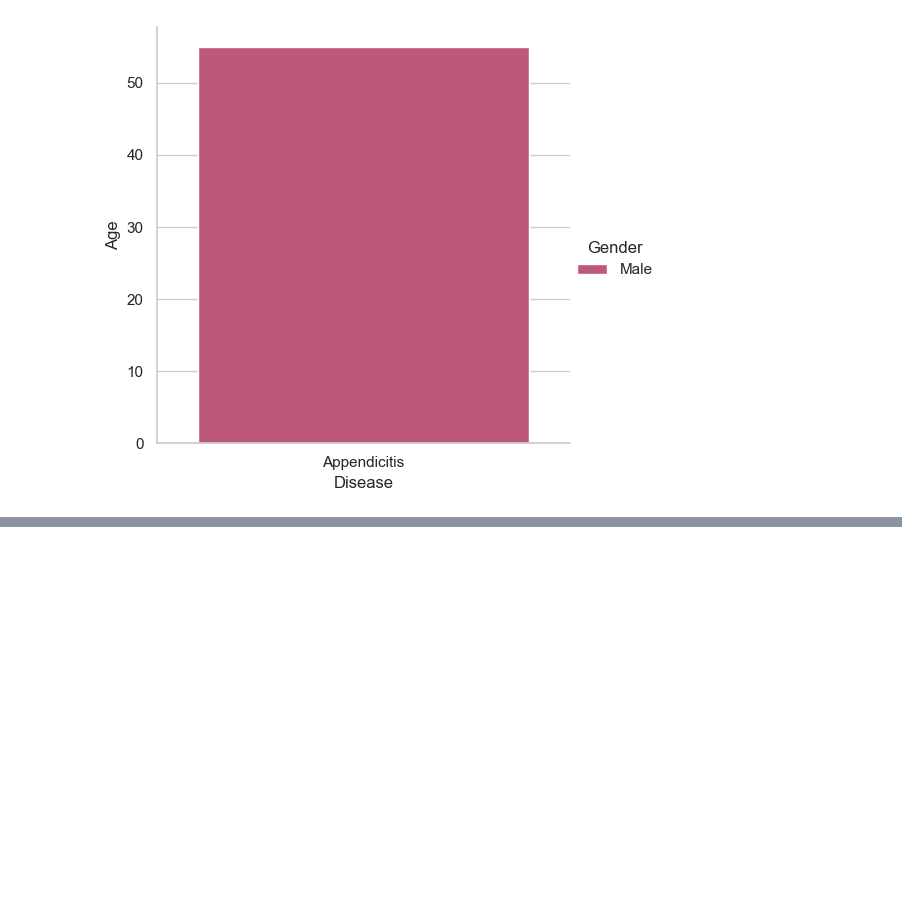
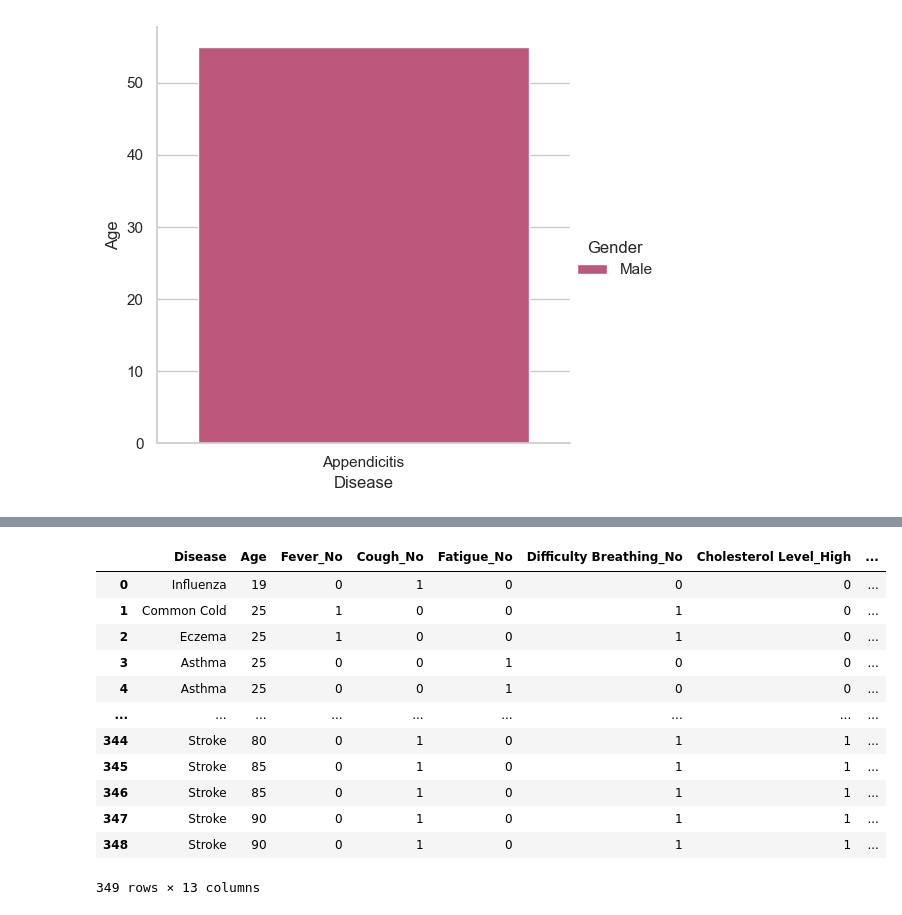
Before and after one commit to Knight-Fenris/PyDS-Project, a Jupyter notebook: project.ipynb, the cells around one changed output, grey strips where cells are left out. Cells and saved outputs as stored; diff of their text form; code cells hidden in the pictures; blank space fills up the shorter version.

```diff
--- a/project.ipynb
+++ b/project.ipynb
@@ -173,0 +198,21 @@ one_hot_encoded_data
+# %%
+upper = corr_matrix.where(np.triu(np.ones(corr_matrix.shape), k=1).astype(bool))
+to_drop = [column for column in upper.columns if any(upper[column] > 0.95)]
+# to_drop
+for i in to_drop:
+    del ohc_df[i]
+ohc_df
+# %% [output]
+|  | Disease | Age | Fever_No | Cough_No | Fatigue_No | Difficulty Breathing_No | Cholesterol Level_High | ... |
+| 0 | Influenza | 19 | 0 | 1 | 0 | 0 | 0 | ... |
+| 1 | Common Cold | 25 | 1 | 0 | 0 | 1 | 0 | ... |
+| 2 | Eczema | 25 | 1 | 0 | 0 | 1 | 0 | ... |
+| 3 | Asthma | 25 | 0 | 0 | 1 | 0 | 0 | ... |
+| 4 | Asthma | 25 | 0 | 0 | 1 | 0 | 0 | ... |
+| ... | ... | ... | ... | ... | ... | ... | ... | ... |
+| 344 | Stroke | 80 | 0 | 1 | 0 | 1 | 1 | ... |
+| 345 | Stroke | 85 | 0 | 1 | 0 | 1 | 1 | ... |
+| 346 | Stroke | 85 | 0 | 1 | 0 | 1 | 1 | ... |
+| 347 | Stroke | 90 | 0 | 1 | 0 | 1 | 1 | ... |
+| 348 | Stroke | 90 | 0 | 1 | 0 | 1 | 1 | ... |
+349 rows × 13 columns
```
Also changed, not shown: parts of 17 cells of this notebook.
